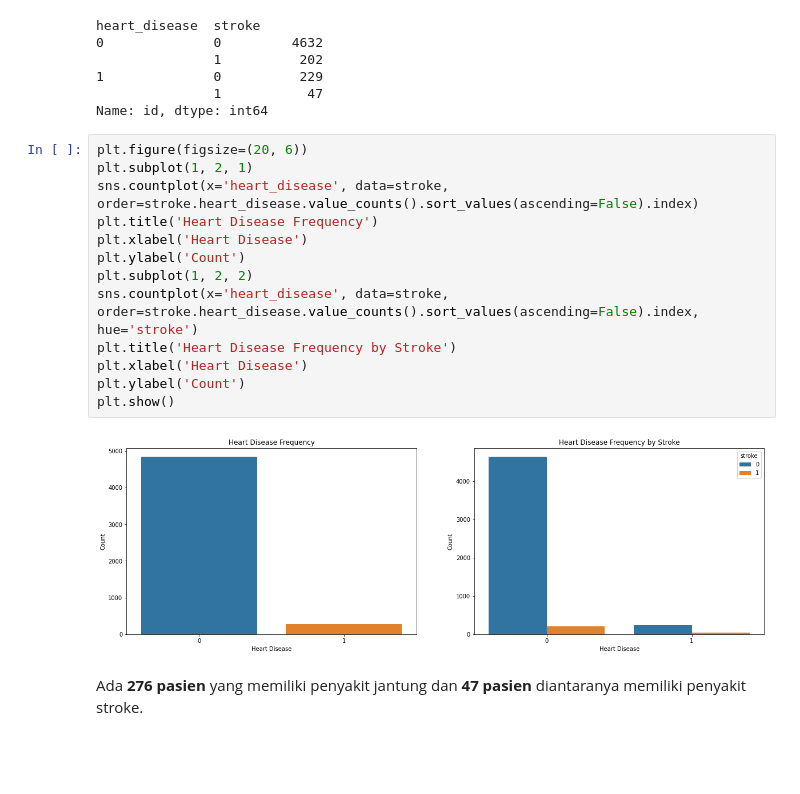
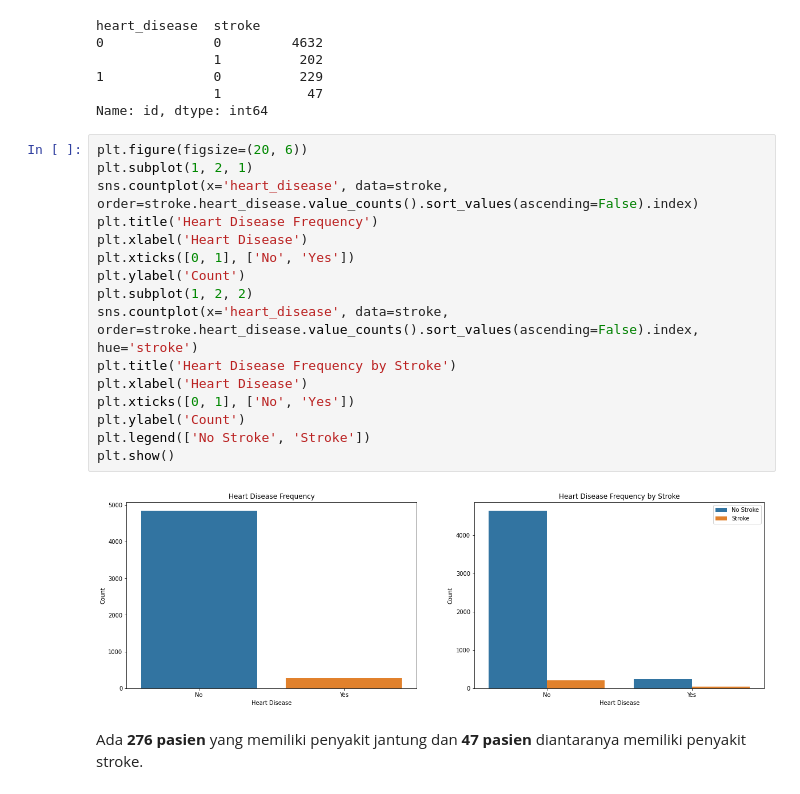
Before and after one commit to Penzragon/h8dsft_LogisticRegression, a Jupyter notebook: script.ipynb, the cells around one changed output. Drawn from its saved outputs; the diff is of its cells as text; blank space fills up the shorter version.

```diff
--- a/script.ipynb
+++ b/script.ipynb
@@ -315,18 +318,21 @@ Name: id, dtype: int64
 # %%
 plt.figure(figsize=(20, 6))
 plt.subplot(1, 2, 1)
 sns.countplot(x='heart_disease', data=stroke, order=stroke.heart_disease.value_counts().sort_values(ascending=False).index)
 plt.title('Heart Disease Frequency')
 plt.xlabel('Heart Disease')
+plt.xticks([0, 1], ['No', 'Yes'])
 plt.ylabel('Count')
 plt.subplot(1, 2, 2)
 sns.countplot(x='heart_disease', data=stroke, order=stroke.heart_disease.value_counts().sort_values(ascending=False).index, hue='stroke')
 plt.title('Heart Disease Frequency by Stroke')
 plt.xlabel('Heart Disease')
+plt.xticks([0, 1], ['No', 'Yes'])
 plt.ylabel('Count')
+plt.legend(['No Stroke', 'Stroke'])
 plt.show()
 # %% [output]
-[figure, old version]
+[figure, new version]
 # %% [markdown]
 Ada **276 pasien** yang memiliki penyakit jantung dan **47 pasien** diantaranya memiliki penyakit stroke.
 # %% [markdown]
```
Also changed, not shown: parts of 6 cells of this notebook.
